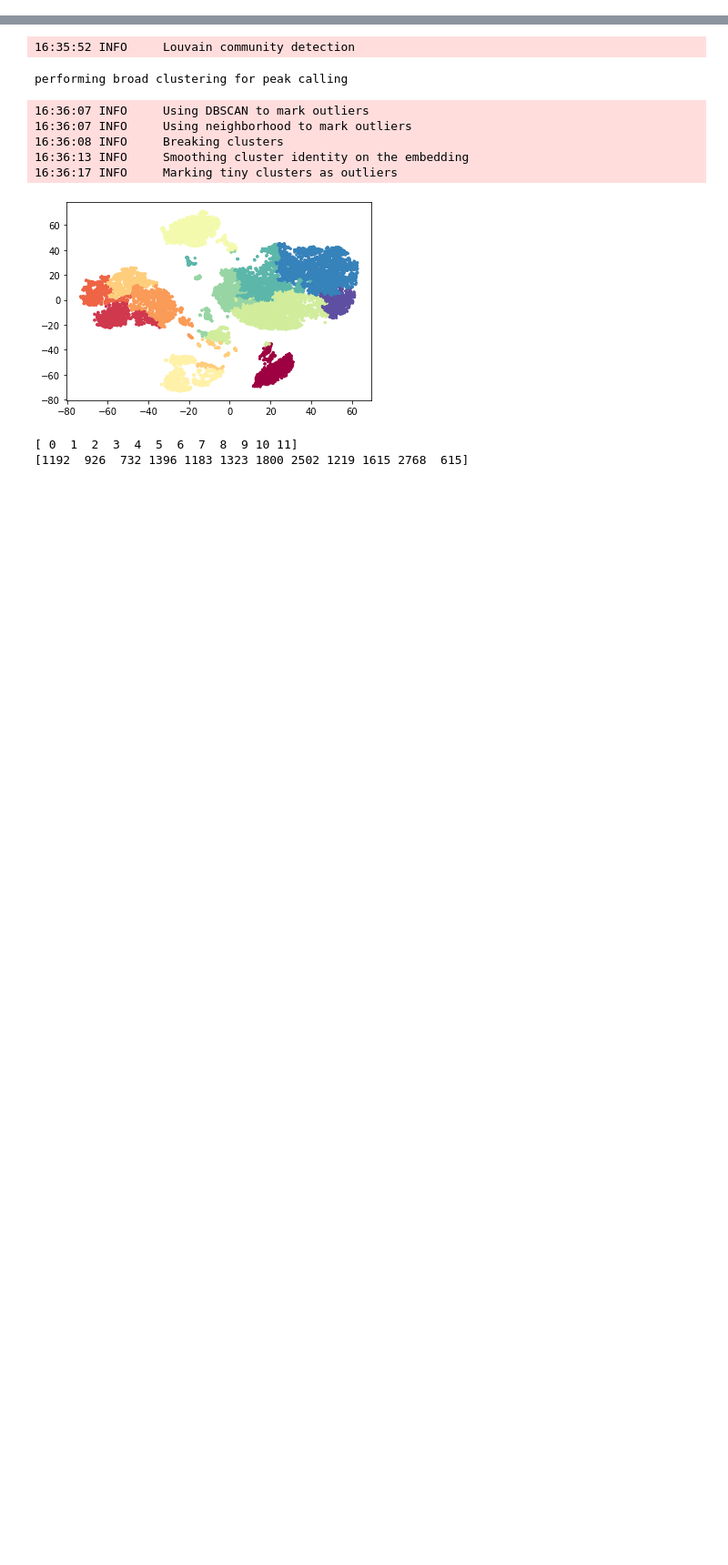
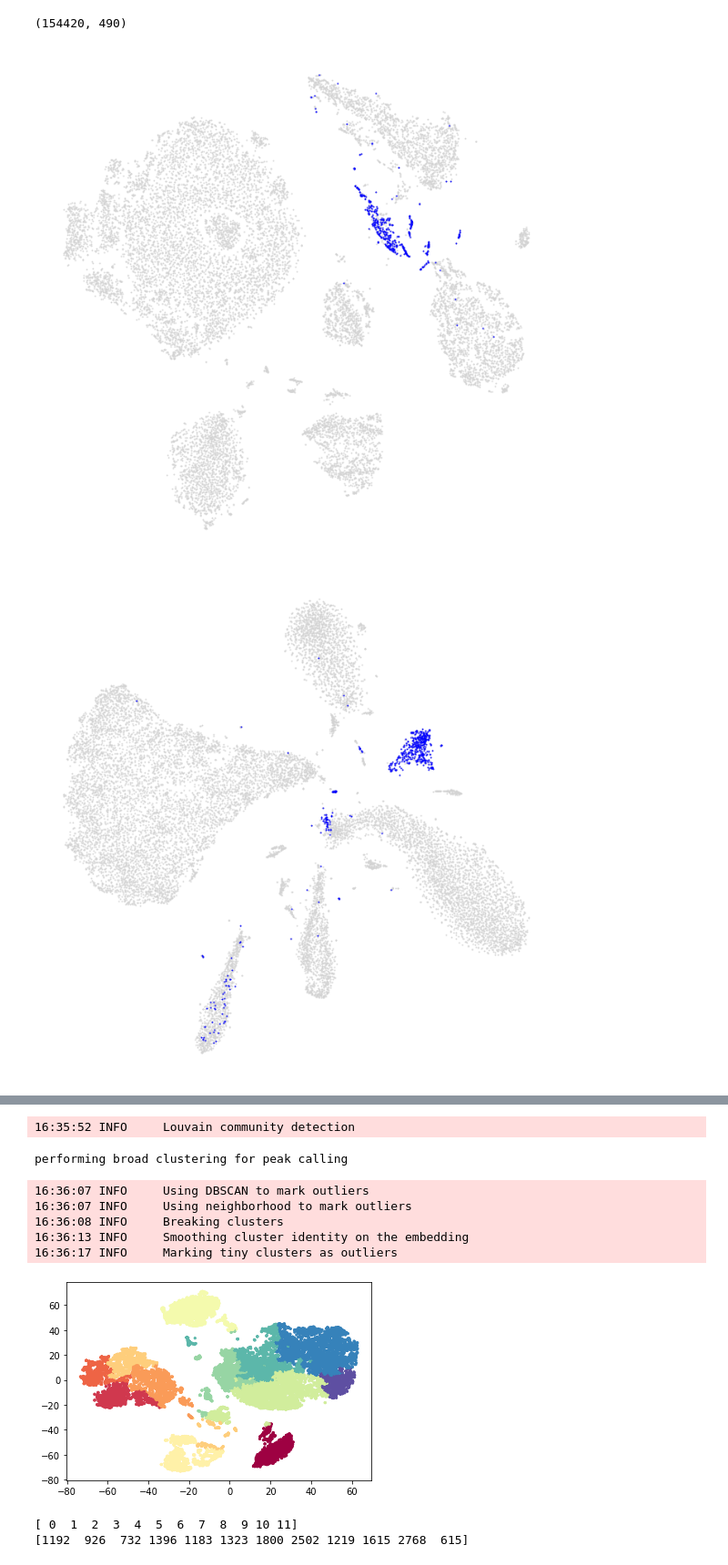
Before and after one commit to linnarsson-lab/chromograph, a Jupyter notebook: notebooks/Kim_multiome.ipynb, the cells around one changed output, grey strips where cells are left out. Shown at 91% size. Drawn from its saved outputs; the diff is of its cells as text; code cells hidden in the pictures; blank space fills up the shorter version.

```diff
--- a/notebooks/Kim_multiome.ipynb
+++ b/notebooks/Kim_multiome.ipynb
@@ -22,0 +91,46 @@ with loompy.connect(f) as ds:
+# %%
+f_Splatter = '/data/proj/AllenInst/matched_analysis/ATAC/Splatter50/Splatter50_peaks.loom'
+main_peaks = '/data/proj/AllenInst/matched_analysis/ATAC/All/All_peaks.loom'
+
+cls = [4,5]
+
+with loompy.connect(main_peaks) as ds:
+    selection = np.isin(ds.ca.Clusters, cls)
+
+loompy.combine_faster([main_peaks], f_Splatter, selections=[selection])
+# %%
+with loompy.connect(f_Splatter) as ds:
+    print(ds.shape)
+# %% [output]
+(154420, 490)
+# %%
+with loompy.connect(main_peaks) as ds:
+    with loompy.connect(f_RNA) as dsr:
+        match = {k:v for v, k in enumerate(ds.ca.CellID)}
+
+        clusters_RNA =  np.zeros(ds.shape[1])
+        TSNE_RNA, UMAP_RNA = np.zeros((ds.shape[1],2)), np.zeros((ds.shape[1],2))
+
+        for i, x in enumerate(dsr.ca.CellID):
+            k = match[x]
+            clusters_RNA[k] = dsr.ca.Clusters[i]
+            TSNE_RNA[k] = dsr.ca.TSNE[i]
+            UMAP_RNA[k] = dsr.ca.TSNE[i]
+
+        ds.ca.clusters_RNA = clusters_RNA.astype(int)
+        ds.ca.TSNE_RNA = TSNE_RNA
+        ds.ca.UMAP_RNA = UMAP_RNA
+        x = np.where(np.isin(ds.ca.Clusters, [4,5]))[0]
+        plt.figure(figsize=(12,12))
+        plt.scatter(TSNE_RNA[:,0], TSNE_RNA[:,1], c='lightgray', s=1)
+        plt.scatter(TSNE_RNA[x,0], TSNE_RNA[x,1], c='blue', s=1)
+        plt.axis('off')
+
+        x = np.where(np.isin(clusters_RNA, [27, 28,29,30,31,32]))[0]
+        plt.figure(figsize=(12,12))
+        plt.scatter(ds.ca.TSNE[:,0], ds.ca.TSNE[:,1], c='lightgray', s=1)
+        plt.scatter(ds.ca.TSNE[x,0], ds.ca.TSNE[x,1], c='blue', s=1)
+        plt.axis('off')
+# %% [output]
+[figure, added]
+[figure, added]
```
Also changed, not shown: parts of 26 cells of this notebook, 28 other files.
